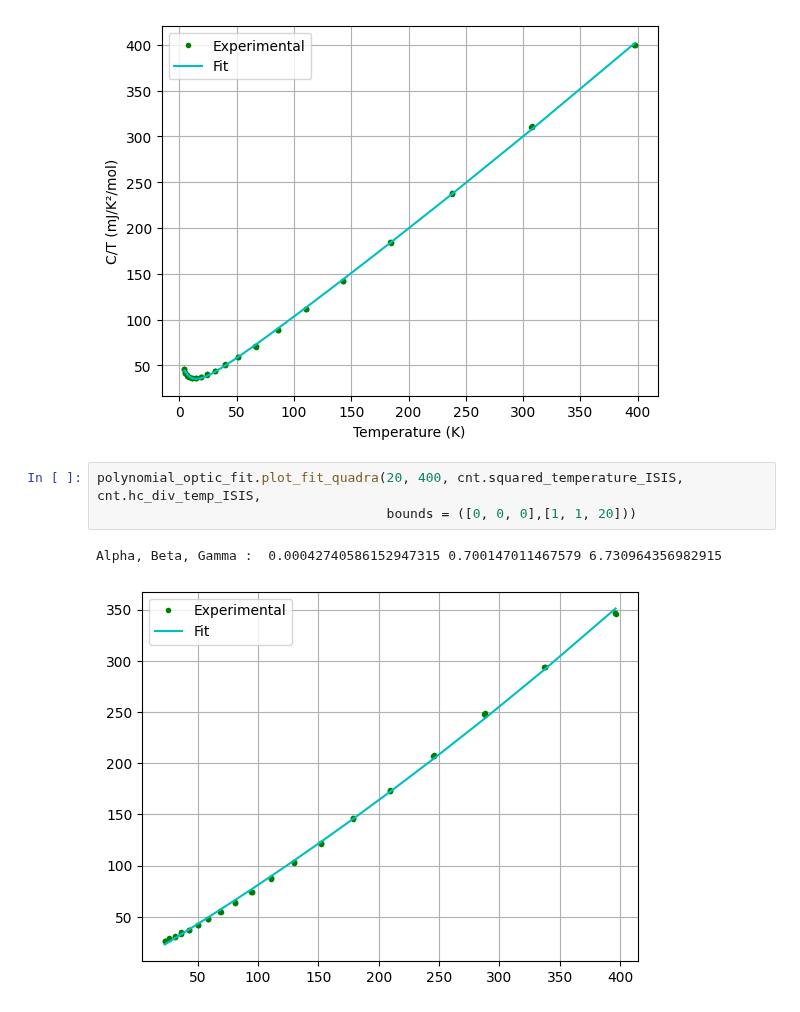
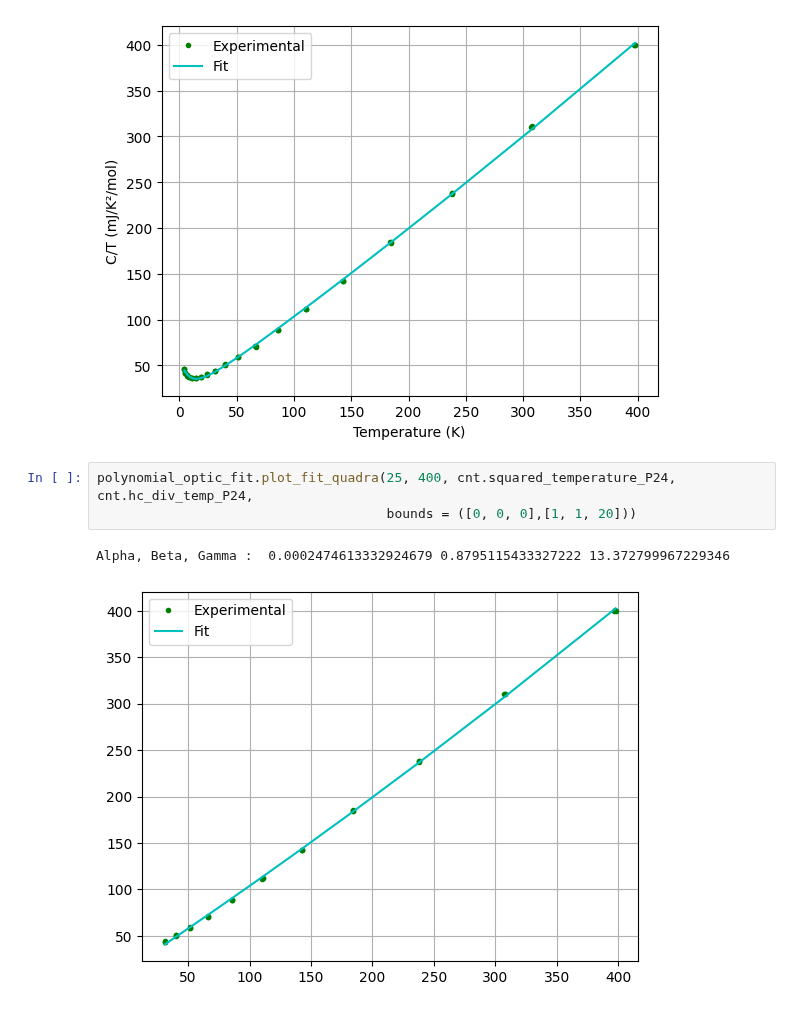
Before and after one commit to Gamal-on/YBCO, a Jupyter notebook: results_YBCO_P24.ipynb, the cells around one changed output. Saved outputs shown, nothing was run; the diff lists cells and outputs as text.

```diff
--- a/results_YBCO_P24.ipynb
+++ b/results_YBCO_P24.ipynb
@@ -97,8 +97,8 @@ nonlinear_optic_fit.plot_fit_optic(0, 400, cnt.squared_temperature_P24, cnt.hc_d
 Beta, Gamma, n, E, nu :  0.9097931996368498 9.32181100348762 0.0014672224495255563 7.594922526151023e-23 0.00019390779773132227
 [figure]
 # %%
-polynomial_optic_fit.plot_fit_quadra(20, 400, cnt.squared_temperature_ISIS, cnt.hc_div_temp_ISIS,
+polynomial_optic_fit.plot_fit_quadra(25, 400, cnt.squared_temperature_P24, cnt.hc_div_temp_P24,
                                      bounds = ([0, 0, 0],[1, 1, 20]))
 # %% [output]
-Alpha, Beta, Gamma :  0.00042740586152947315 0.700147011467579 6.730964356982915
+Alpha, Beta, Gamma :  0.0002474613332924679 0.8795115433327222 13.372799967229346
-[figure, old version]
+[figure, new version]
```
Also changed, not shown: parts of 6 cells of this notebook, 4 other files.
